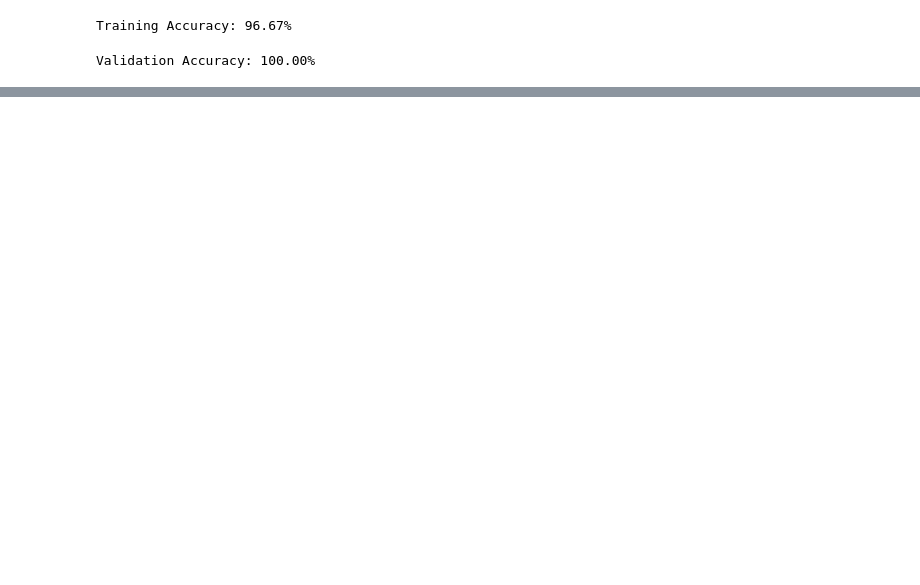
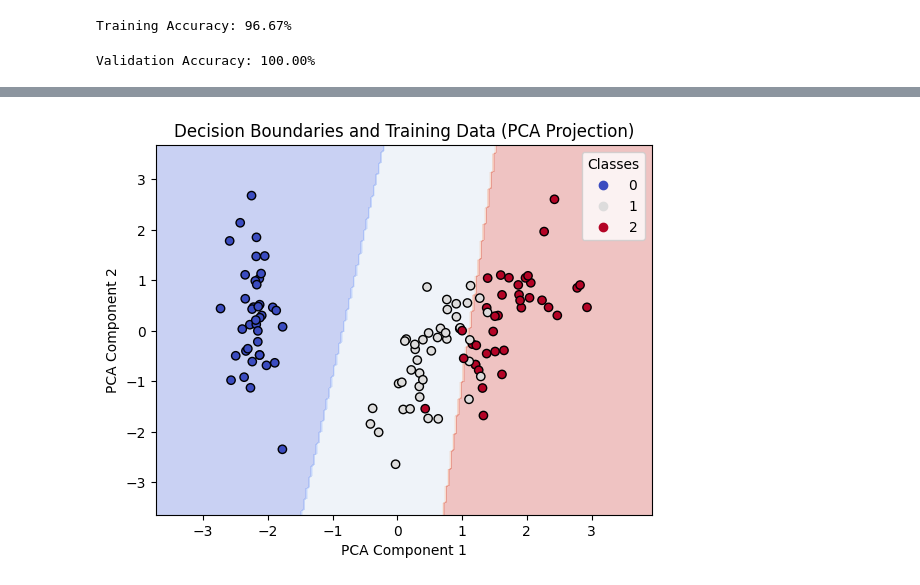
Before and after one commit to faikbairamov/iris-flower-classification, a Jupyter notebook: notebooks/exploration.ipynb, the cells around one changed output, grey strips where cells are left out. Saved outputs shown, nothing was run; the diff lists cells and outputs as text; code cells hidden in the pictures; blank space fills up the shorter version.

```diff
--- a/notebooks/exploration.ipynb
+++ b/notebooks/exploration.ipynb
@@ -214,0 +228,27 @@ Text(0.5, 1.0, 'Training Loss Curve')
+# %%
+from sklearn.decomposition import PCA
+
+# Project training data to 2D
+pca = PCA(n_components=2)
+X_train_2d = pca.fit_transform(X_train)
+
+# Create a meshgrid for plotting decision boundaries
+x_min, x_max = X_train_2d[:, 0].min() - 1, X_train_2d[:, 0].max() + 1
+y_min, y_max = X_train_2d[:, 1].min() - 1, X_train_2d[:, 1].max() + 1
+xx, yy = np.meshgrid(np.linspace(x_min, x_max, 200), np.linspace(y_min, y_max, 200))
+grid = np.c_[xx.ravel(), yy.ravel()]
+
+# Inverse transform grid to original feature space
+grid_original = pca.inverse_transform(grid)
+Z = predict(grid_original, W, b)
+Z = Z.reshape(xx.shape)
+
+plt.contourf(xx, yy, Z, alpha=0.3, cmap=plt.cm.coolwarm)
+scatter = plt.scatter(X_train_2d[:, 0], X_train_2d[:, 1], c=y_train, cmap=plt.cm.coolwarm, edgecolor='k')
+plt.xlabel('PCA Component 1')
+plt.ylabel('PCA Component 2')
+plt.title('Decision Boundaries and Training Data (PCA Projection)')
+plt.legend(*scatter.legend_elements(), title="Classes")
+plt.show()
+# %% [output]
+[figure, added]
```
Also changed, not shown: parts of 4 cells of this notebook.
